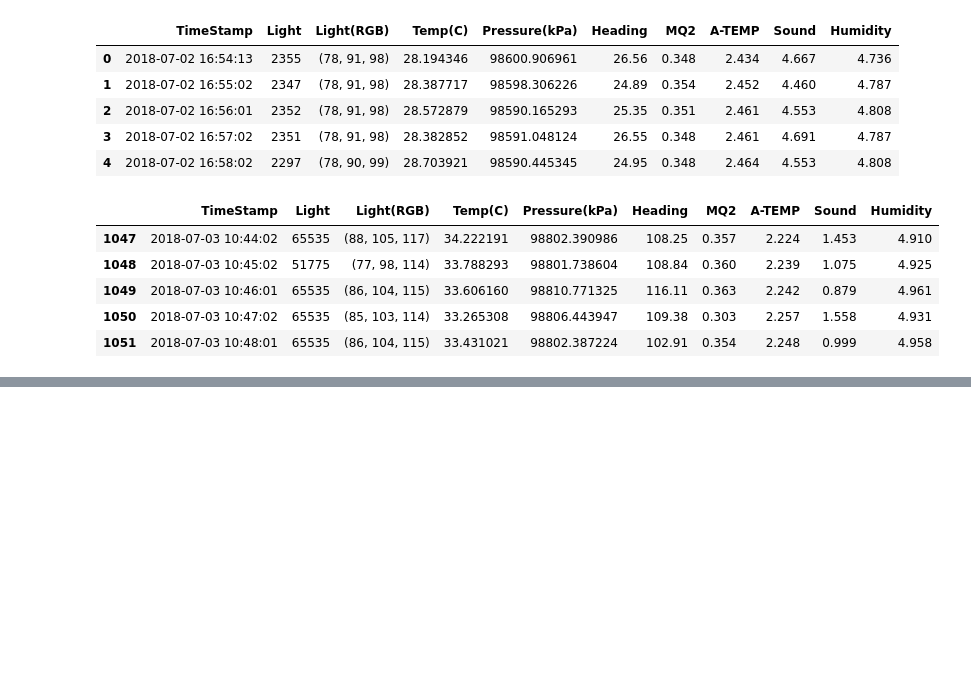
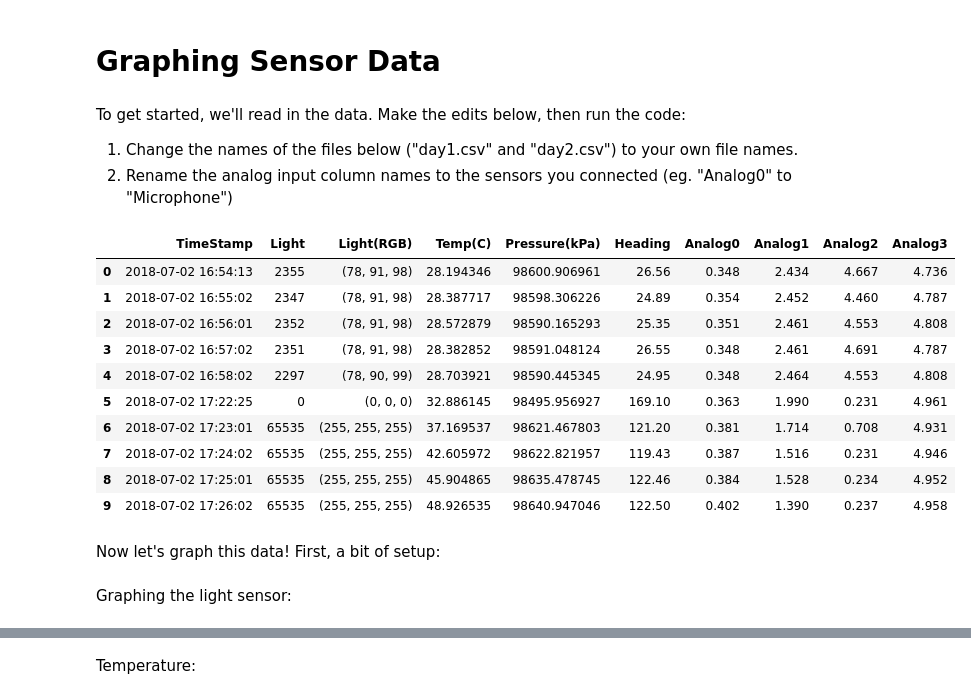
Before and after one commit to nataliefreed/connected-scripts, a Jupyter notebook: graphing exercise.ipynb, the cells around one changed output, grey strips where cells are left out. Saved outputs shown, nothing was run; the diff lists cells and outputs as text; code cells hidden in the pictures; blank space fills up the shorter version.

Commit message:
graphing exercise instructions and file merge

```diff
--- a/graphing exercise.ipynb
+++ b/graphing exercise.ipynb
@@ -9,19 +1,37 @@ plotly.offline.init_notebook_mode(connected=True)
-# %%
-data.head(5)
-# %% [output]
-|  | TimeStamp | Light | Light(RGB) | Temp(C) | Pressure(kPa) | Heading | MQ2 | A-TEMP | Sound | Humidity |
-| 0 | 2018-07-02 16:54:13 | 2355 | (78, 91, 98) | 28.194346 | 98600.906961 | 26.56 | 0.348 | 2.434 | 4.667 | 4.736 |
-| 1 | 2018-07-02 16:55:02 | 2347 | (78, 91, 98) | 28.387717 | 98598.306226 | 24.89 | 0.354 | 2.452 | 4.460 | 4.787 |
-| 2 | 2018-07-02 16:56:01 | 2352 | (78, 91, 98) | 28.572879 | 98590.165293 | 25.35 | 0.351 | 2.461 | 4.553 | 4.808 |
-| 3 | 2018-07-02 16:57:02 | 2351 | (78, 91, 98) | 28.382852 | 98591.048124 | 26.55 | 0.348 | 2.461 | 4.691 | 4.787 |
-| 4 | 2018-07-02 16:58:02 | 2297 | (78, 90, 99) | 28.703921 | 98590.445345 | 24.95 | 0.348 | 2.464 | 4.553 | 4.808 |
-# %%
-data.tail(5)
-# %% [output]
-|  | TimeStamp | Light | Light(RGB) | Temp(C) | Pressure(kPa) | Heading | MQ2 | A-TEMP | Sound | Humidity |
-| 1047 | 2018-07-03 10:44:02 | 65535 | (88, 105, 117) | 34.222191 | 98802.390986 | 108.25 | 0.357 | 2.224 | 1.453 | 4.910 |
-| 1048 | 2018-07-03 10:45:02 | 51775 | (77, 98, 114) | 33.788293 | 98801.738604 | 108.84 | 0.360 | 2.239 | 1.075 | 4.925 |
-| 1049 | 2018-07-03 10:46:01 | 65535 | (86, 104, 115) | 33.606160 | 98810.771325 | 116.11 | 0.363 | 2.242 | 0.879 | 4.961 |
-| 1050 | 2018-07-03 10:47:02 | 65535 | (85, 103, 114) | 33.265308 | 98806.443947 | 109.38 | 0.303 | 2.257 | 1.558 | 4.931 |
-| 1051 | 2018-07-03 10:48:01 | 65535 | (86, 104, 115) | 33.431021 | 98802.387224 | 102.91 | 0.354 | 2.248 | 0.999 | 4.958 |
+# %% [markdown]
+# Graphing Sensor Data #
+# %% [markdown]
+To get started, we'll read in the data. Make the edits below, then run the code:
+
+1. Change the names of the files below ("day1.csv" and "day2.csv") to your own file names.
+2. Rename the analog input column names to the sensors you connected (eg. "Analog0" to "Microphone")
+# %%
+import pandas as pd
+
+#set the names of each sensor data column
+names = ["TimeStamp", "Light", "Light(RGB)", "Temp(C)", "Pressure(kPa)", "Heading", "Analog0", "Analog1", "Analog2", "Analog3"]
+
+#read in each file
+file1 = pd.read_table('day1.csv', sep=' , ', header=None, engine='python', names = names, parse_dates=['TimeStamp'])
+file2 = pd.read_table('day2.csv', sep=' , ', header=None, engine='python', names = names, parse_dates=['TimeStamp'])
+
+#combine both files into a single dataset
+data = pd.concat([file1, file2])
+
+#show the first 10 rows. You can change this number to look at more or fewer, or use data.tail(5) to see the last rows
+something.head(10)
+# %% [output]
+|  | TimeStamp | Light | Light(RGB) | Temp(C) | Pressure(kPa) | Heading | Analog0 | Analog1 | Analog2 | Analog3 |
+| 0 | 2018-07-02 16:54:13 | 2355 | (78, 91, 98) | 28.194346 | 98600.906961 | 26.56 | 0.348 | 2.434 | 4.667 | 4.736 |
+| 1 | 2018-07-02 16:55:02 | 2347 | (78, 91, 98) | 28.387717 | 98598.306226 | 24.89 | 0.354 | 2.452 | 4.460 | 4.787 |
+| 2 | 2018-07-02 16:56:01 | 2352 | (78, 91, 98) | 28.572879 | 98590.165293 | 25.35 | 0.351 | 2.461 | 4.553 | 4.808 |
+| 3 | 2018-07-02 16:57:02 | 2351 | (78, 91, 98) | 28.382852 | 98591.048124 | 26.55 | 0.348 | 2.461 | 4.691 | 4.787 |
+| 4 | 2018-07-02 16:58:02 | 2297 | (78, 90, 99) | 28.703921 | 98590.445345 | 24.95 | 0.348 | 2.464 | 4.553 | 4.808 |
+| 5 | 2018-07-02 17:22:25 | 0 | (0, 0, 0) | 32.886145 | 98495.956927 | 169.10 | 0.363 | 1.990 | 0.231 | 4.961 |
+| 6 | 2018-07-02 17:23:01 | 65535 | (255, 255, 255) | 37.169537 | 98621.467803 | 121.20 | 0.381 | 1.714 | 0.708 | 4.931 |
+| 7 | 2018-07-02 17:24:02 | 65535 | (255, 255, 255) | 42.605972 | 98622.821957 | 119.43 | 0.387 | 1.516 | 0.231 | 4.946 |
+| 8 | 2018-07-02 17:25:01 | 65535 | (255, 255, 255) | 45.904865 | 98635.478745 | 122.46 | 0.384 | 1.528 | 0.234 | 4.952 |
+| 9 | 2018-07-02 17:26:02 | 65535 | (255, 255, 255) | 48.926535 | 98640.947046 | 122.50 | 0.402 | 1.390 | 0.237 | 4.958 |
+# %% [markdown]
+Now let's graph this data! First, a bit of setup:
 # %%
@@ -37,4 +54,6 @@ def draw_plot(sensor, title, color):
         )],
         "layout": go.Layout(title=title)
     })
+# %% [markdown]
+Graphing the light sensor:
 # %%
@@ -42,5 +61,7 @@ draw_plot('Light', 'Light Sensor', 'rgb(66, 134, 244)')
 # %% [output]
 [interactive output not drawn]
+# %% [markdown]
+Temperature:
 # %%
 draw_plot('Temp(C)', 'Temperature Sensor (Celsius)', 'rgb(244, 66, 215)')
 # %% [output]
```
Also changed, not shown: parts of 12 cells of this notebook, 2 other files.
